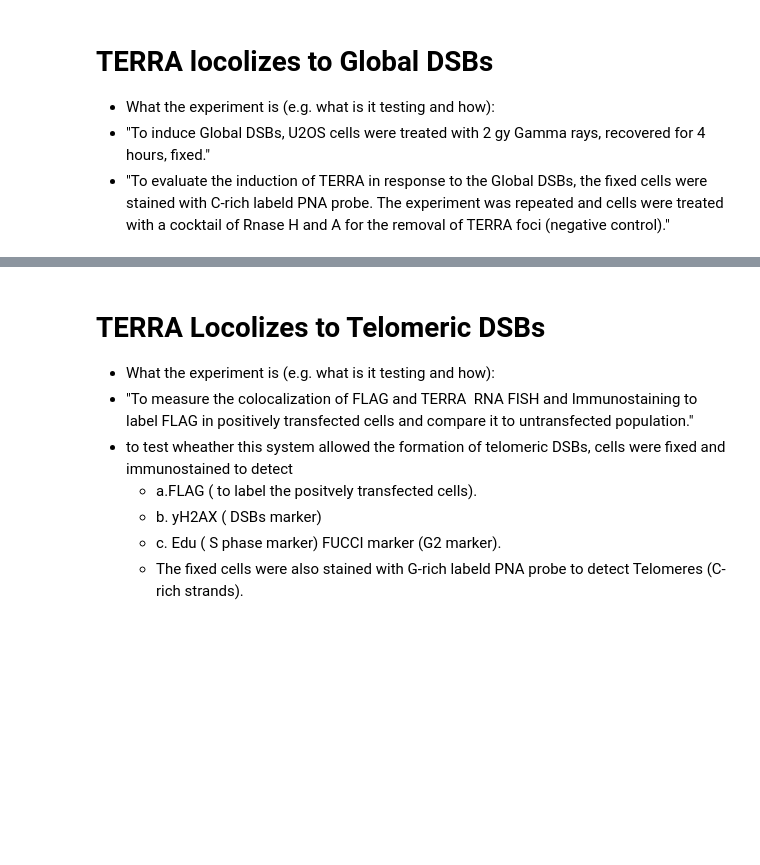
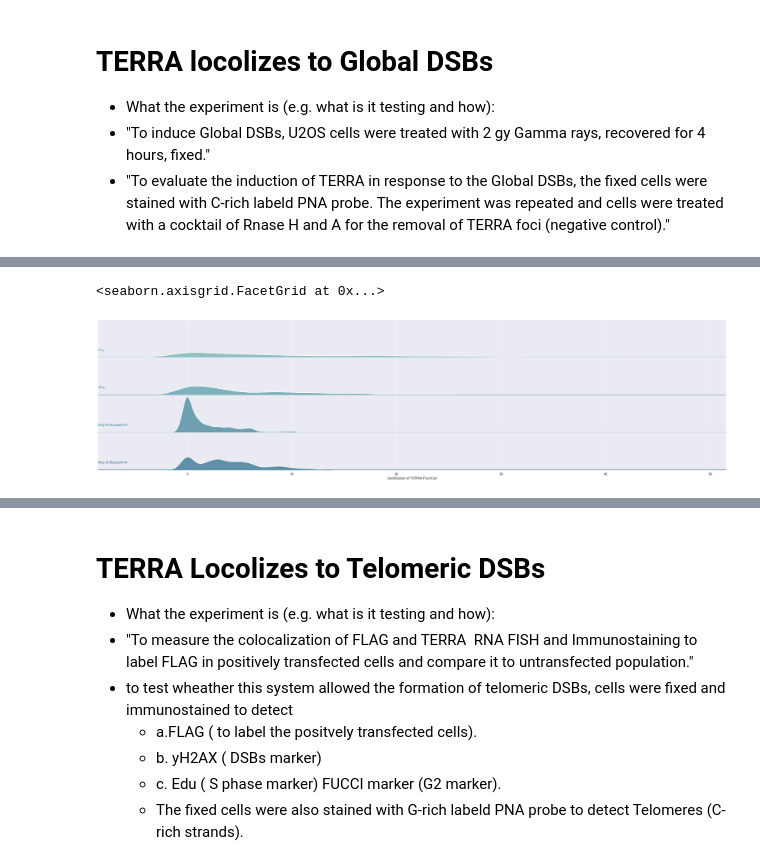
Before and after one commit to aidan-lew/TERRA_DSB, a Jupyter notebook: terra_dsb.ipynb, the cells around one changed output, grey strips where cells are left out. Saved outputs shown, nothing was run; the diff lists cells and outputs as text; code cells hidden in the pictures; blank space fills up the shorter version.

```diff
--- a/terra_dsb.ipynb
+++ b/terra_dsb.ipynb
@@ -180,0 +275,13 @@ g2_terra_perc_df.head()
+# %%
+#Getting anoter df so that the ridgeplot can work
+ridge_global_df = pd.read_excel('../Documents/global_DSB_TERRA.xlsx',
+                    sheet_name=1,
+                    skiprows = 0,
+                    usecols = ['Distribution of TERRA Foci/Cell', 'Cell Condition']
+                              )
+
+ridge_global_df.set_index(['Distribution of TERRA Foci/Cell'])
+ridge_global_df.dropna(axis=0, inplace=True)
+
+#ridge_global_df.columns
+ridge_global_df.head()
@@ -180,0 +295,34 @@ g2_terra_perc_df.head()
+# %%
+#Making the ridgeplot, special thanks to Seaborn for code help
+
+# Initialize the FacetGrid object
+pal = sns.cubehelix_palette(10, rot=-.25, light=.7)
+g = sns.FacetGrid(ridge_global_df, row="Cell Condition", hue="Cell Condition", aspect=15, height=2, palette=pal)
+
+# Draw the densities in a few steps
+g.map(sns.kdeplot, "Distribution of TERRA Foci/Cell",
+      bw_adjust=.5, clip_on=False,
+      fill=True, alpha=1, linewidth=1.5)
+g.map(sns.kdeplot, "Distribution of TERRA Foci/Cell", clip_on=False, color="w", lw=2, bw_adjust=.5)
+g.map(plt.axhline, y=0, lw=2, clip_on=False)
+
+
+# Define and use a simple function to label the plot in axes coordinates
+def label(x, color, label):
+    ax = plt.gca()
+    ax.text(0, .2, label, fontweight="bold", color=color,
+            ha="left", va="center", transform=ax.transAxes)
+
+
+g.map(label, "Distribution of TERRA Foci/Cell")
+
+# Set the subplots to overlap
+g.fig.subplots_adjust(hspace=0)
+
+# Remove axes details that don't play well with overlap
+g.set_titles("")
+g.set(yticks=[])
+g.despine(bottom=True, left=True)
+# %% [output]
+<seaborn.axisgrid.FacetGrid at 0x...>
+[figure, added]
```
Also changed, not shown: parts of 16 cells of this notebook.
